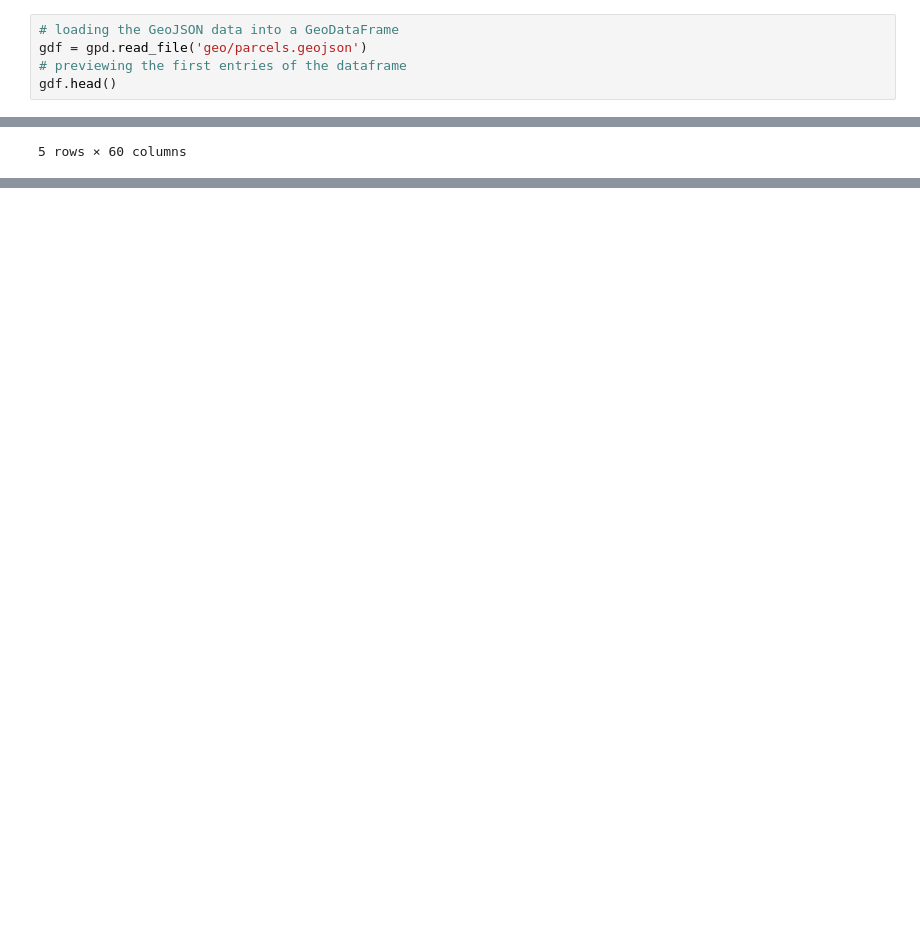
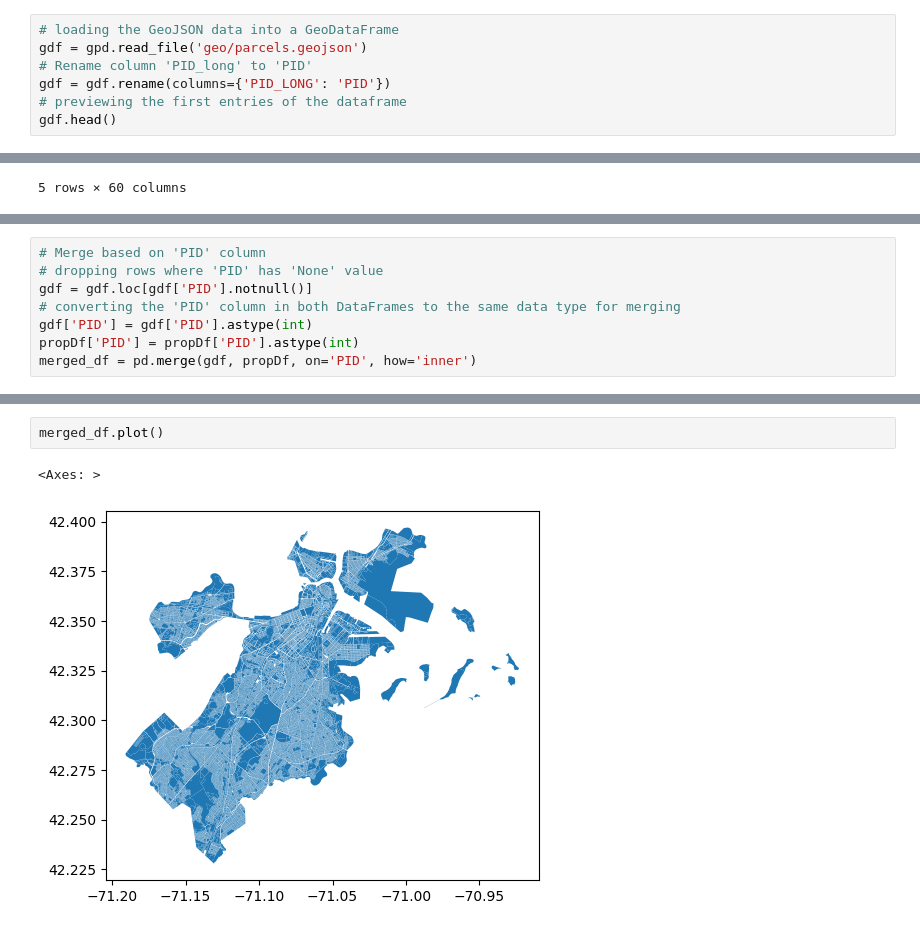
Before and after one commit to TerryEmeigh/thesis, a Jupyter notebook: geo.ipynb, the cells around one changed output, grey strips where cells are left out. Drawn from its saved outputs; the diff is of its cells as text; blank space fills up the shorter version.

Commit message:
merged dataframes

```diff
--- a/geo.ipynb
+++ b/geo.ipynb
@@ -11,6 +11,8 @@ Note: The unique identifier used here is 'PID_LONG' which exists in both datafra
 # %%
 # loading the GeoJSON data into a GeoDataFrame
 gdf = gpd.read_file('geo/parcels.geojson')
+# Rename column 'PID_long' to 'PID'
+gdf = gdf.rename(columns={'PID_LONG': 'PID'})
 # previewing the first entries of the dataframe
 gdf.head()
 # %% [output]
@@ -61,0 +66,8 @@ propDf.head()
+# %%
+# Merge based on 'PID' column
+# dropping rows where 'PID' has 'None' value
+gdf = gdf.loc[gdf['PID'].notnull()]
+# converting the 'PID' column in both DataFrames to the same data type for merging
+gdf['PID'] = gdf['PID'].astype(int)
+propDf['PID'] = propDf['PID'].astype(int)
+merged_df = pd.merge(gdf, propDf, on='PID', how='inner')
@@ -61,0 +90,5 @@ propDf.head()
+# %%
+merged_df.plot()
+# %% [output]
+<Axes: >
+[figure, added]
```
Also changed, not shown: parts of 3 cells of this notebook.
